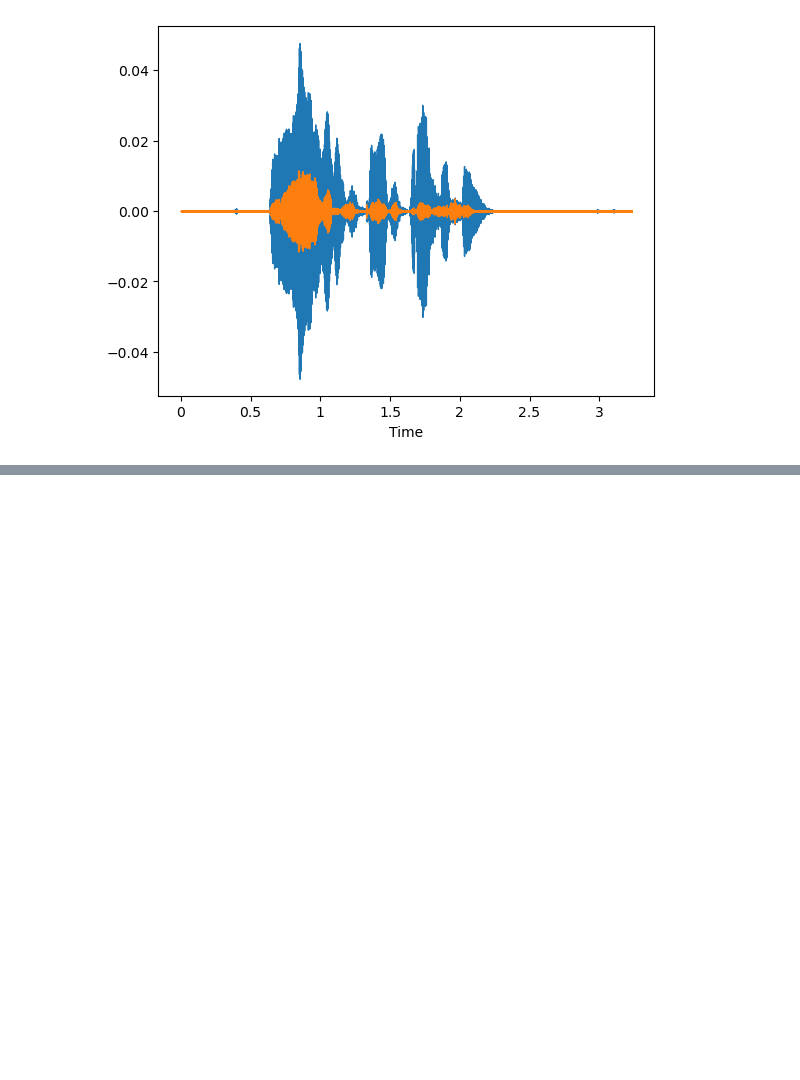
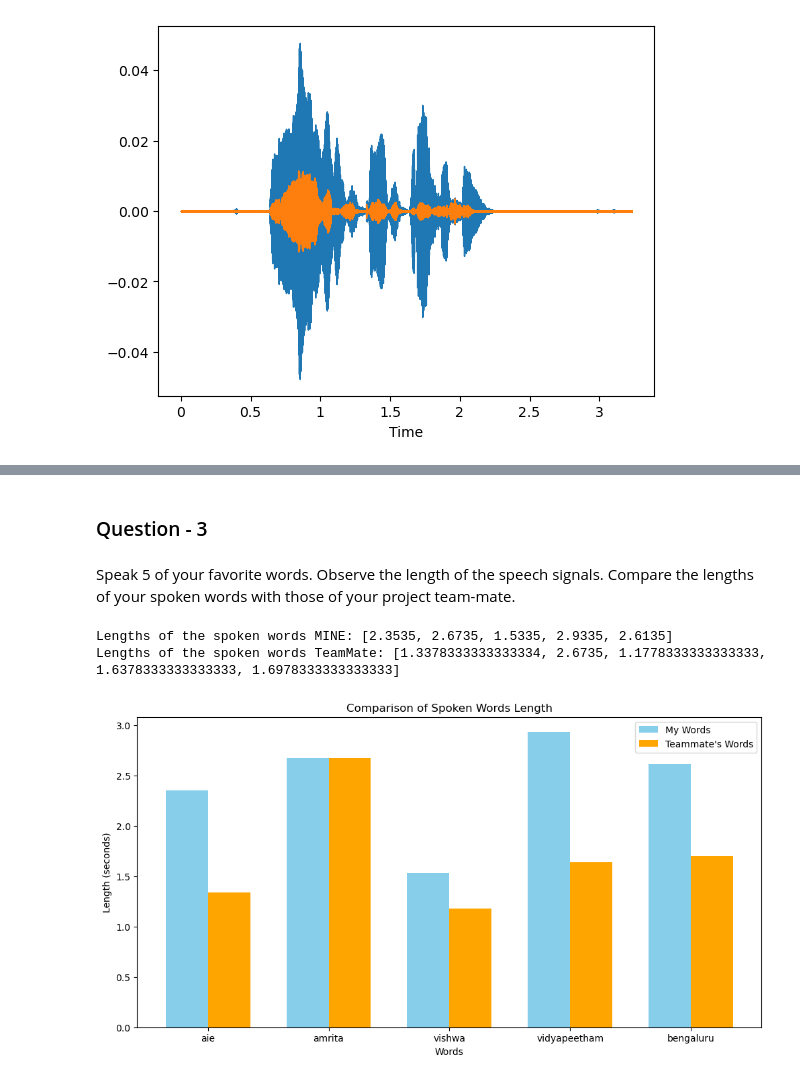
Before and after one commit to Siddhartha80/AI-in-Speech-Processing, a Jupyter notebook: Lab2/Lab02_AIE21080.ipynb, the cells around one changed output, grey strips where cells are left out. Drawn from its saved outputs; the diff is of its cells as text; code cells hidden in the pictures; blank space fills up the shorter version.

```diff
--- a/Lab2/Lab02_AIE21080.ipynb
+++ b/Lab2/Lab02_AIE21080.ipynb
@@ -143,0 +120,41 @@ plt.show()
+# %% [markdown]
+### Question - 3
+# %% [markdown]
+ Speak 5 of your favorite words. Observe the length of the speech signals. Compare the lengths of
+your spoken words with those of your project team-mate.
+# %%
+siddhartha_files = ['aie.mp3', 'amrita.mp3', 'vishwa.mp3', 'vidyapeetham.mp3', 'bengaluru.mp3']
+jaswanth_files = ['aie1.mp3', 'amrita.mp3', 'vishwa1.mp3','vidyapeetham1.mp3','bengaluru1.mp3']
+words = ['aie', 'amrita', 'vishwa', 'vidyapeetham', 'bengaluru']
+word_lengths_siddhartha = []
+word_lengths_jaswanth = []
+
+for word_file in siddhartha_files:
+    signal, sr = librosa.load(word_file, sr=None)
+    length_seconds = len(signal) / sr
+    word_lengths_siddhartha.append(length_seconds)
+
+for word_file in jaswanth_files:
+    signal, sr = librosa.load(word_file, sr=None)
+    length_seconds = len(signal) / sr
+    word_lengths_jaswanth.append(length_seconds)
+
+print("Lengths of the spoken words MINE:", word_lengths_siddhartha)
+print("Lengths of the spoken words TeamMate:", word_lengths_jaswanth)
+
+bar_width = 0.35
+index = np.arange(len(words))
+plt.figure(figsize=(12, 6))
+plt.bar(index - bar_width/2, word_lengths_siddhartha, bar_width, label='My Words', color='skyblue')
+plt.bar(index + bar_width/2, word_lengths_jaswanth, bar_width, label="Teammate's Words", color='orange')
+plt.xlabel('Words')
+plt.ylabel('Length (seconds)')
+plt.title('Comparison of Spoken Words Length')
+plt.xticks(index, words)
+plt.legend()
+
+plt.show()
+# %% [output]
+Lengths of the spoken words MINE: [2.3535, 2.6735, 1.5335, 2.9335, 2.6135]
+Lengths of the spoken words TeamMate: [1.3378333333333334, 2.6735, 1.1778333333333333, 1.6378333333333333, 1.6978333333333333]
+[figure, added]
```
Also changed, not shown: parts of 10 cells of this notebook.
